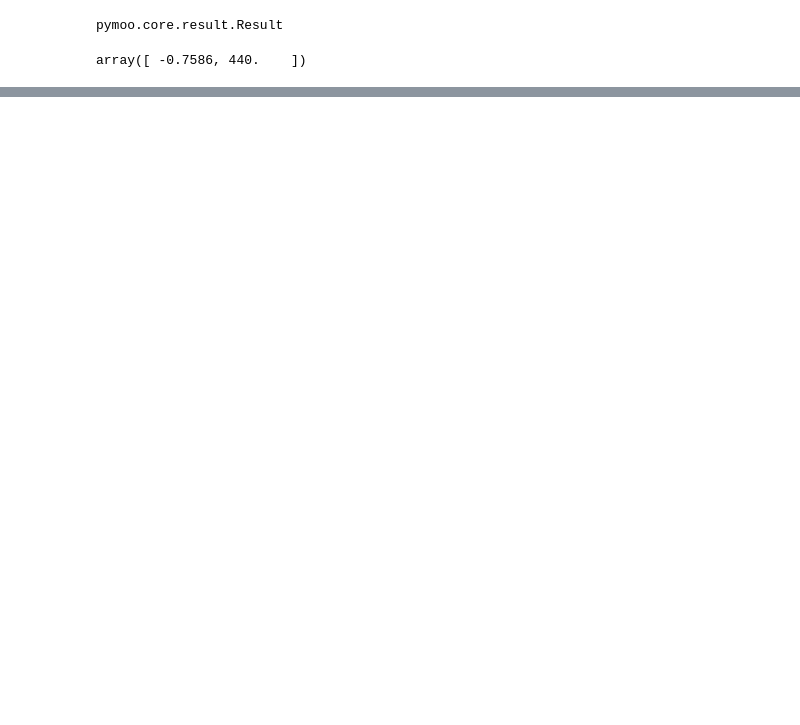
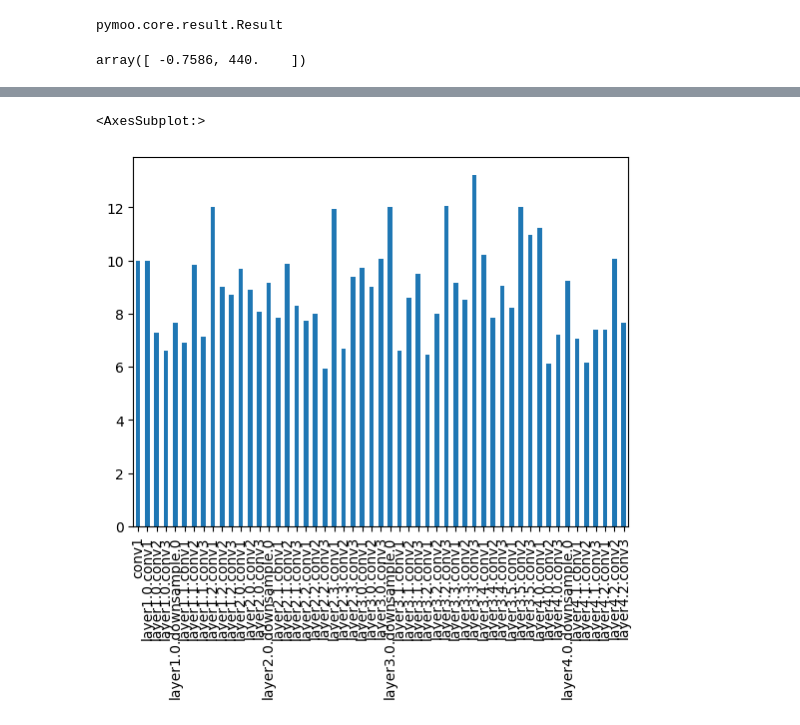
Before and after one commit to itiv-kit/dnn-model-exploration, a Jupyter notebook: simple_resnet/data_analysis.ipynb, the cells around one changed output, grey strips where cells are left out. Saved outputs shown, nothing was run; the diff lists cells and outputs as text; code cells hidden in the pictures; blank space fills up the shorter version.

```diff
--- a/simple_resnet/data_analysis.ipynb
+++ b/simple_resnet/data_analysis.ipynb
@@ -52,0 +78,5 @@ TypeError: array() missing required argument 'object' (pos 0)
+# %%
+df_sel.mean().iloc[2:].plot(kind='bar')
+# %% [output]
+<AxesSubplot:>
+[figure, added]
```
Also changed, not shown: parts of 2 cells of this notebook, 2 other files.
